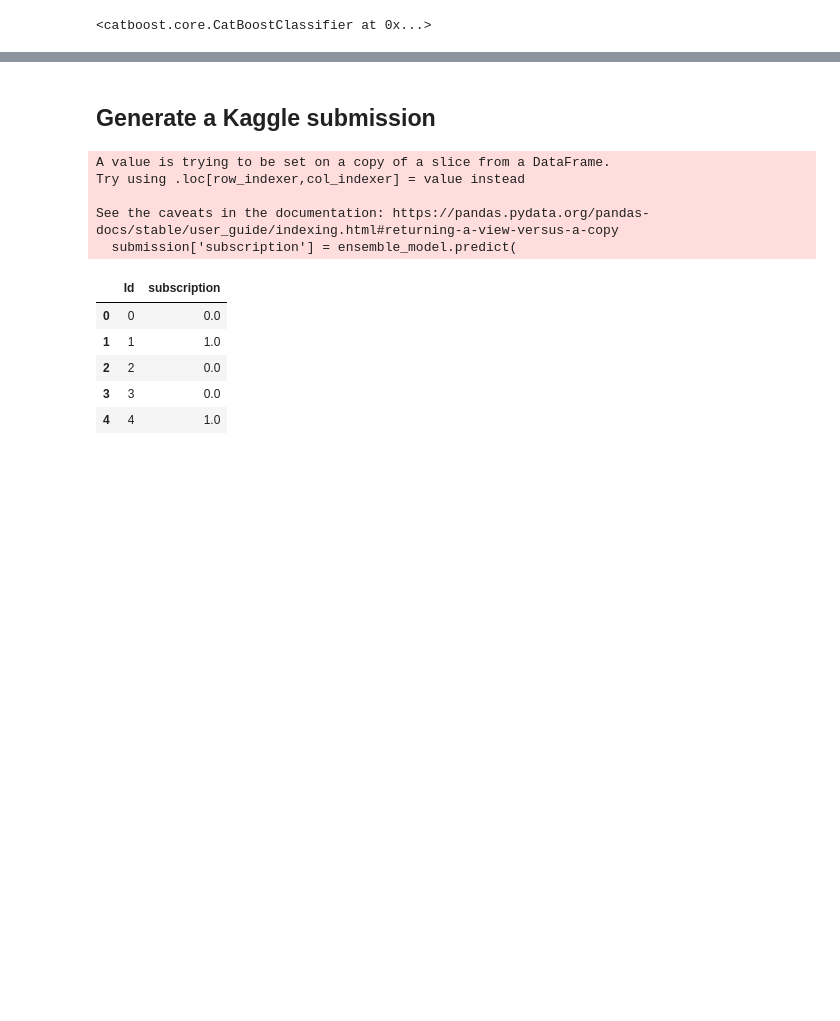
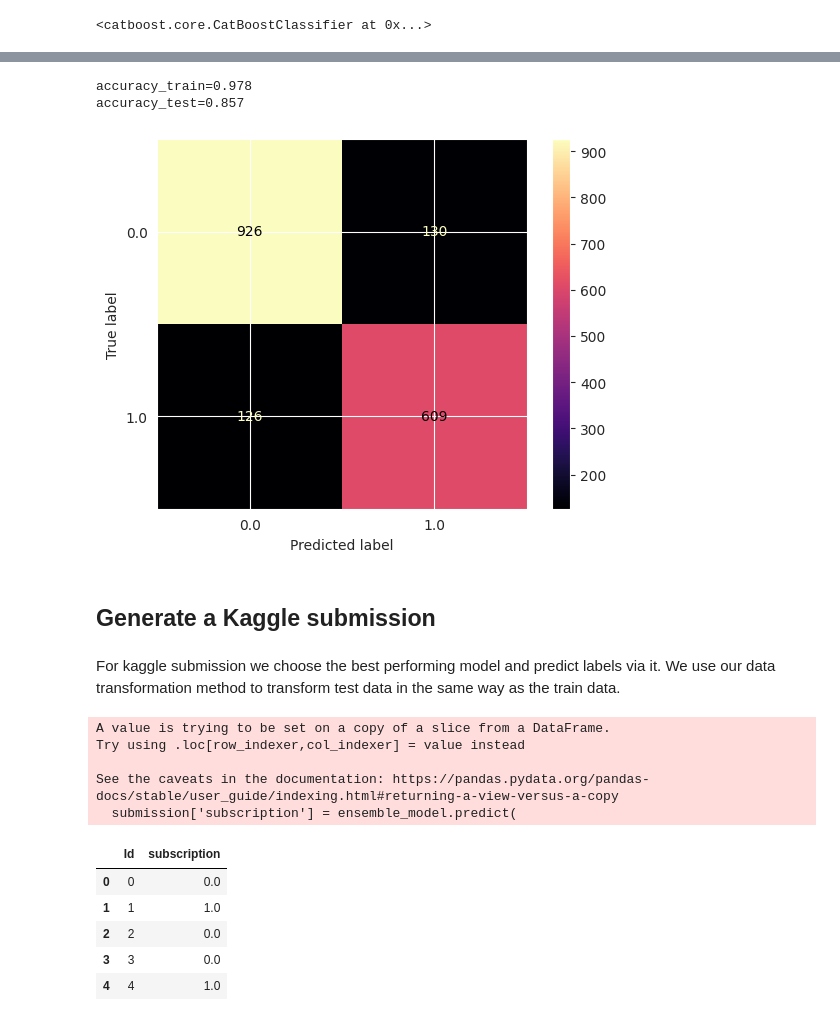
Before and after one commit to DemidovArtem/ML_project, a Jupyter notebook: Project ML.ipynb, the cells around one changed output, grey strips where cells are left out. Saved outputs shown, nothing was run; the diff lists cells and outputs as text; code cells hidden in the pictures; blank space fills up the shorter version.

```diff
--- a/Project ML.ipynb
+++ b/Project ML.ipynb
@@ -603,5 +518,19 @@ CatBoostError: /src/catboost/catboost/libs/data/model_dataset_compatibility.cpp:
+# %%
+evaluate_model(
+    ensemble_model,
+    X_train_eval=X_train_extended,
+    X_test_eval=X_test_extended,
+    y_train_eval=y_train_extended,
+    y_test_eval=y_test
+)
+# %% [output]
+accuracy_train=0.978
+accuracy_test=0.857
+[figure, added]
 # %% [markdown]
 ## Generate a Kaggle submission
+# %% [markdown]
+For kaggle submission we choose the best performing model and predict labels via it. We use our data transformation method to transform test data in the same way as the train data.
 # %%
 transformed_test = transform_data(
     test,
```
Also changed, not shown: parts of 45 cells of this notebook, 1 other file.
